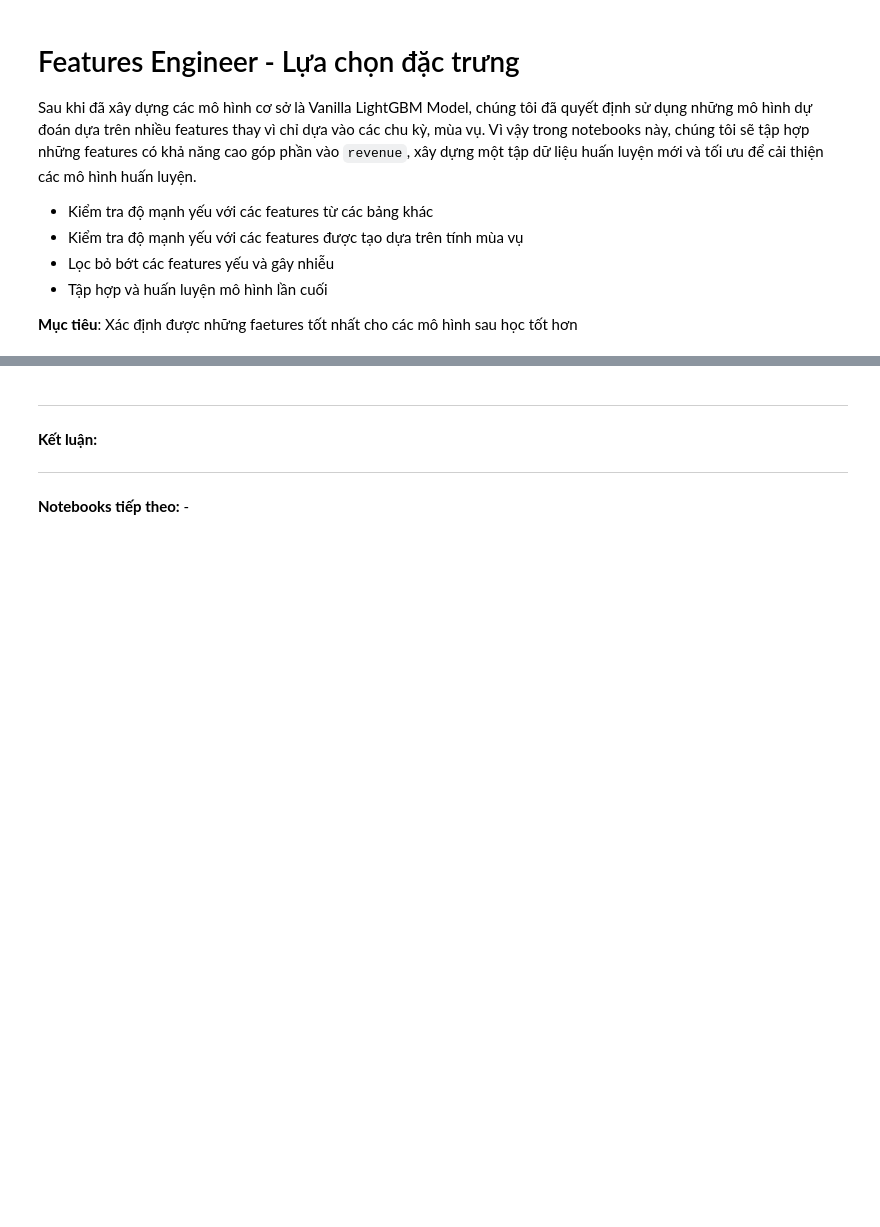
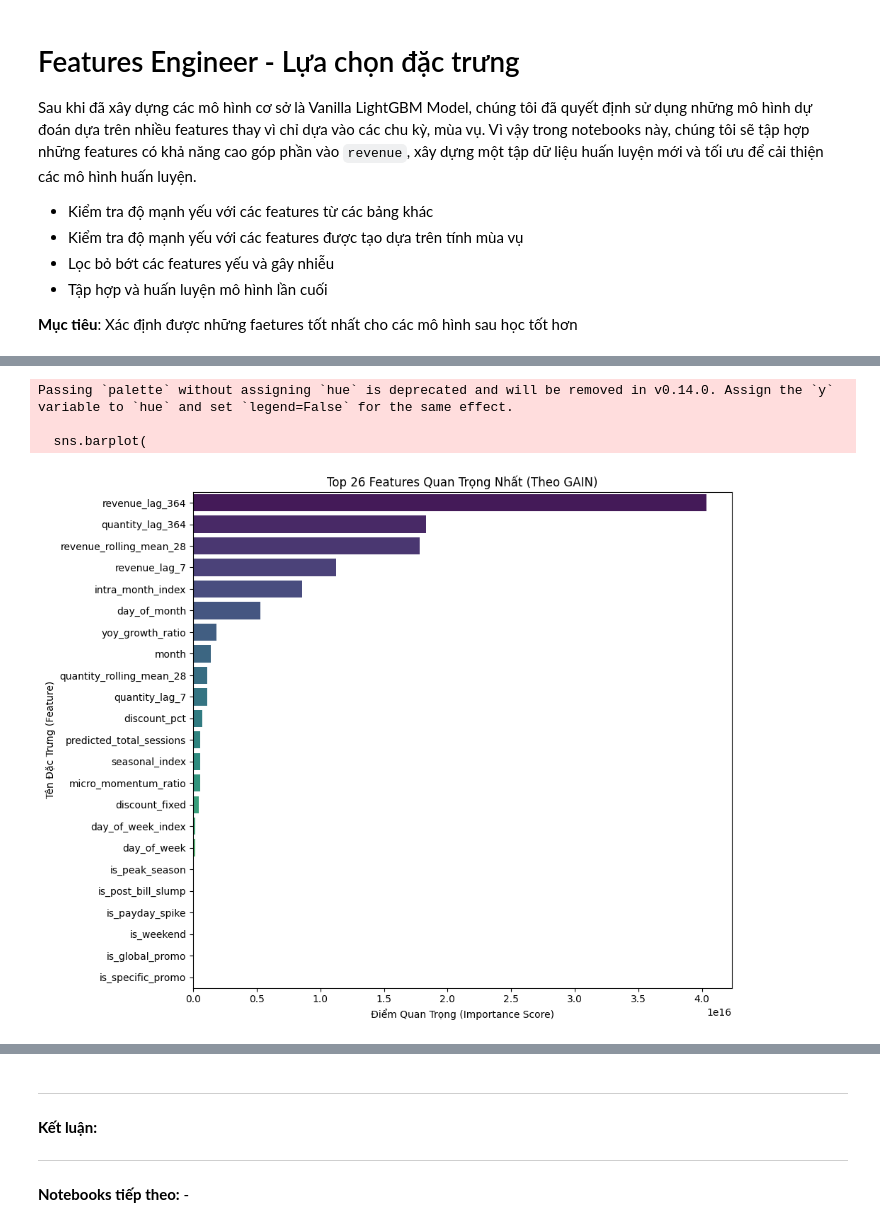
Before and after one commit to anhthu0910/vimchanhxa-datathon, a Jupyter notebook: notebooks/05_FEATURES_ENGINEER_.ipynb, the cells around one changed output, grey strips where cells are left out. Saved outputs shown, nothing was run; the diff lists cells and outputs as text; code cells hidden in the pictures; blank space fills up the shorter version.

```diff
--- a/notebooks/05_FEATURES_ENGINEER_.ipynb
+++ b/notebooks/05_FEATURES_ENGINEER_.ipynb
@@ -265,0 +563,6 @@ Từ các đặc trưng quan trọng ở phần [4. Trực quan hóa](#4), việ
+# %%
+# Thêm cột sessions dự đoán vào df_ready để có thể đánh giá tương quan với doanh thu
+df_ready['predicted_total_sessions'] = df_with_predicted_traffic['predicted_total_sessions']
+df_ready.drop(columns=['total_sessions'], inplace=True)
+
+df_ready.info()
@@ -265,0 +587,12 @@ Từ các đặc trưng quan trọng ở phần [4. Trực quan hóa](#4), việ
+# %%
+from src.baseline_models import evaluate_vanilla_lightgbm, get_feature_importances
+target = 'revenue'
+feature_cols = [col for col in df_ready.columns if col not in ['date', target]]
+
+df_val, model, metrics_lgbm = evaluate_vanilla_lightgbm(df_ready, target_col=target, features_col=feature_cols)
+
+print(f"\n--- KẾT QUẢ ĐÁNH GIÁ VANILLA LIGHTGBM MODEL VỚI {len(feature_cols)} FEATURES ---")
+print(f"MAE  (Sai số tuyệt đối)   : {metrics_lgbm['MAE']:,.2f}")
+print(f"RMSE (Sai số bình phương) : {metrics_lgbm['RMSE']:,.2f}")
+print(f"MAPE (Sai số phần trăm)   : {metrics_lgbm['MAPE']:.2f}%")
+print(f"R-squared (Độ phù hợp)    : {metrics_lgbm['R-squared']:.4f}")
@@ -265,0 +609,8 @@ Từ các đặc trưng quan trọng ở phần [4. Trực quan hóa](#4), việ
+# %%
+# Đánh giá mức độ đóng góp của từng feature vào mô hình
+top_features = get_feature_importances(model, top_n=26)
+# %% [output]
+Passing `palette` without assigning `hue` is deprecated and will be removed in v0.14.0. Assign the `y` variable to `hue` and set `legend=False` for the same effect.
+
+  sns.barplot(
+[figure, added]
```
Also changed, not shown: parts of 45 cells of this notebook, 4 other files.
